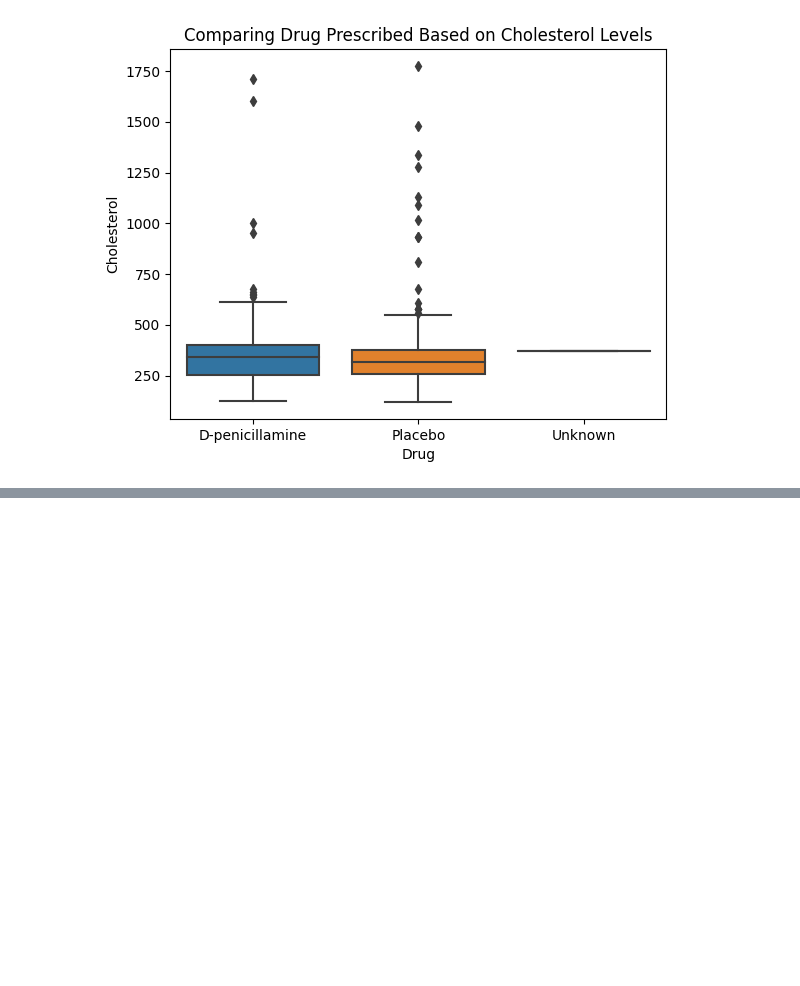
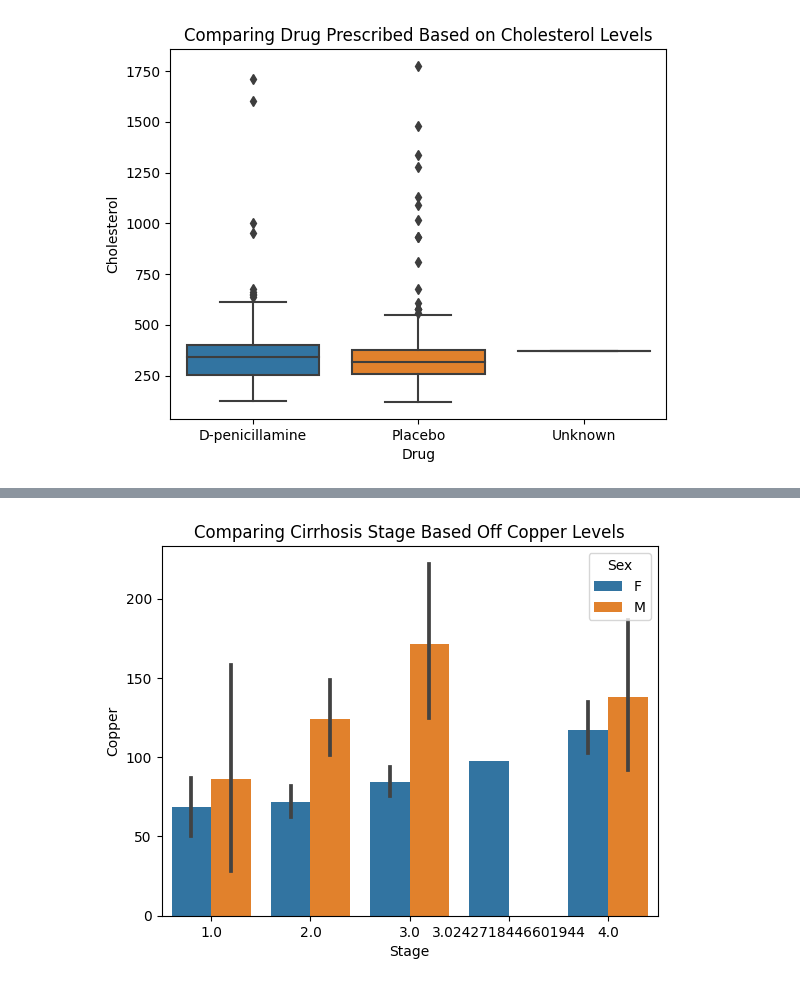
Before and after one commit to Jalicia-Harris/2-Proposed-Dateset-Options, a Jupyter notebook: Prescribed_Drugs_for_Cirrhosis_Predictions_Jalicia_Harris.ipynb, the cells around one changed output, grey strips where cells are left out. Saved outputs shown, nothing was run; the diff lists cells and outputs as text; code cells hidden in the pictures; blank space fills up the shorter version.

```diff
--- a/Prescribed_Drugs_for_Cirrhosis_Predictions_Jalicia_Harris.ipynb
+++ b/Prescribed_Drugs_for_Cirrhosis_Predictions_Jalicia_Harris.ipynb
@@ -262,0 +279,6 @@ ax.set_title("Comparing Prescribed Drug");
+# %%
+# Multivariate boxplot
+ax = sns.barplot(x = 'Stage', y = 'Copper', data=df, hue='Sex')
+ax.set_title("Comparing Cirrhosis Stage Based Off Copper Levels");
+# %% [output]
+[figure, added]
```
Also changed, not shown: parts of 8 cells of this notebook.
